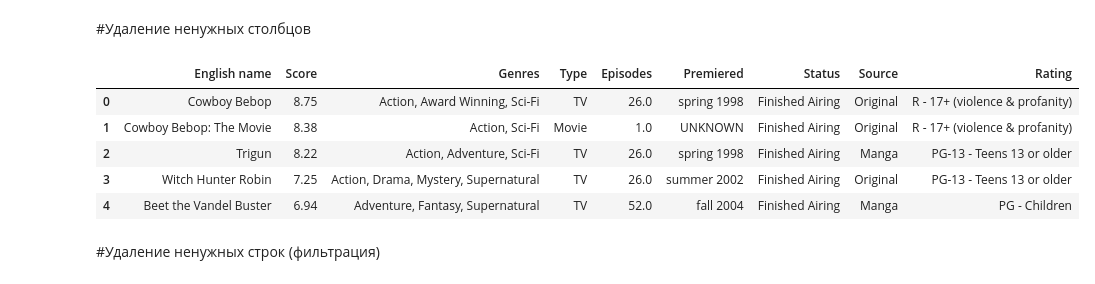
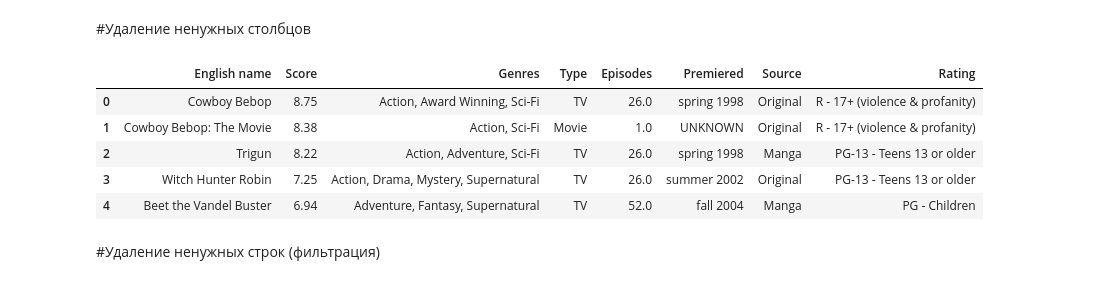
Before and after one commit to KimNikita/machine-learning-practice, a Jupyter notebook: Preprocessing.ipynb, the cells around one changed output. Cells and saved outputs as stored; diff of their text form; code cells hidden in the pictures.

```diff
--- a/Preprocessing.ipynb
+++ b/Preprocessing.ipynb
@@ -23,15 +23,15 @@ data_raw.head()
 # %% [markdown]
 #Удаление ненужных столбцов
 # %%
-data = data_raw.drop(data_raw.columns[[0, 1, 3, 6, 9, 12, 13, 14, 16, 18, 19, 20, 21, 22, 23]], axis=1)
+data = data_raw.drop(data_raw.columns[[0, 1, 3, 6, 9, 11, 12, 13, 14, 16, 18, 19, 20, 21, 22, 23]], axis=1)
 data.head()
 # %% [output]
-|  | English name | Score | Genres | Type | Episodes | Premiered | Status | Source | Rating |
-| 0 | Cowboy Bebop | 8.75 | Action, Award Winning, Sci-Fi | TV | 26.0 | spring 1998 | Finished Airing | Original | R - 17+ (violence & profanity) |
-| 1 | Cowboy Bebop: The Movie | 8.38 | Action, Sci-Fi | Movie | 1.0 | UNKNOWN | Finished Airing | Original | R - 17+ (violence & profanity) |
-| 2 | Trigun | 8.22 | Action, Adventure, Sci-Fi | TV | 26.0 | spring 1998 | Finished Airing | Manga | PG-13 - Teens 13 or older |
-| 3 | Witch Hunter Robin | 7.25 | Action, Drama, Mystery, Supernatural | TV | 26.0 | summer 2002 | Finished Airing | Original | PG-13 - Teens 13 or older |
-| 4 | Beet the Vandel Buster | 6.94 | Adventure, Fantasy, Supernatural | TV | 52.0 | fall 2004 | Finished Airing | Manga | PG - Children |
+|  | English name | Score | Genres | Type | Episodes | Premiered | Source | Rating |
+| 0 | Cowboy Bebop | 8.75 | Action, Award Winning, Sci-Fi | TV | 26.0 | spring 1998 | Original | R - 17+ (violence & profanity) |
+| 1 | Cowboy Bebop: The Movie | 8.38 | Action, Sci-Fi | Movie | 1.0 | UNKNOWN | Original | R - 17+ (violence & profanity) |
+| 2 | Trigun | 8.22 | Action, Adventure, Sci-Fi | TV | 26.0 | spring 1998 | Manga | PG-13 - Teens 13 or older |
+| 3 | Witch Hunter Robin | 7.25 | Action, Drama, Mystery, Supernatural | TV | 26.0 | summer 2002 | Original | PG-13 - Teens 13 or older |
+| 4 | Beet the Vandel Buster | 6.94 | Adventure, Fantasy, Supernatural | TV | 52.0 | fall 2004 | Manga | PG - Children |
 # %% [markdown]
 #Удаление ненужных строк (фильтрация)
 # %%
```
Also changed, not shown: parts of 5 cells of this notebook.
